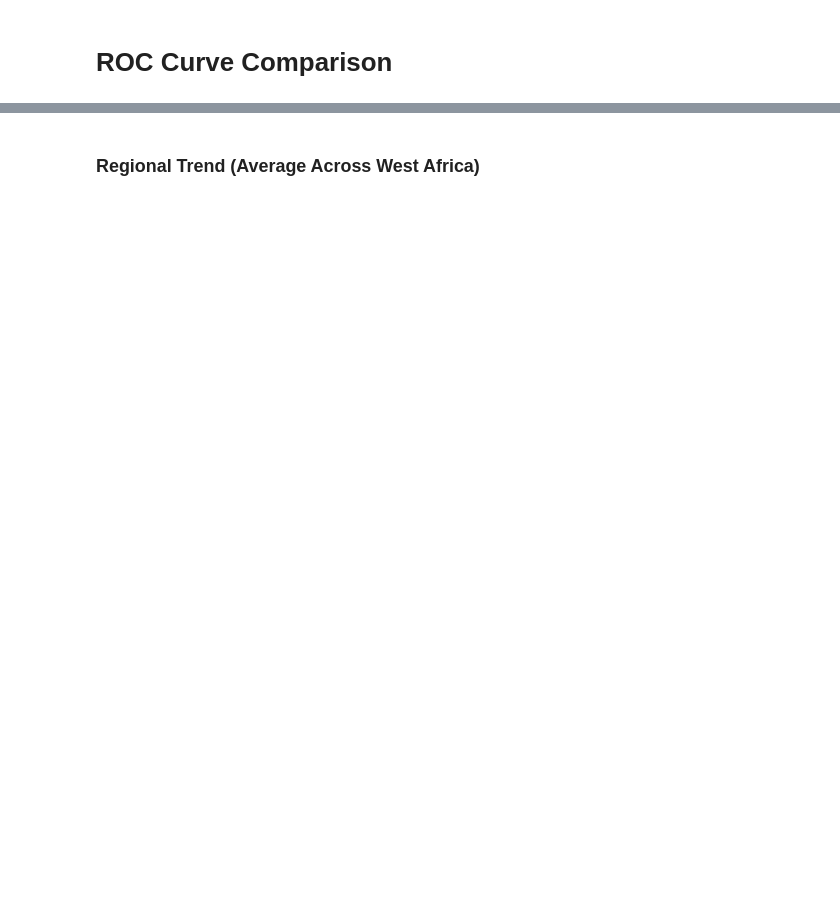
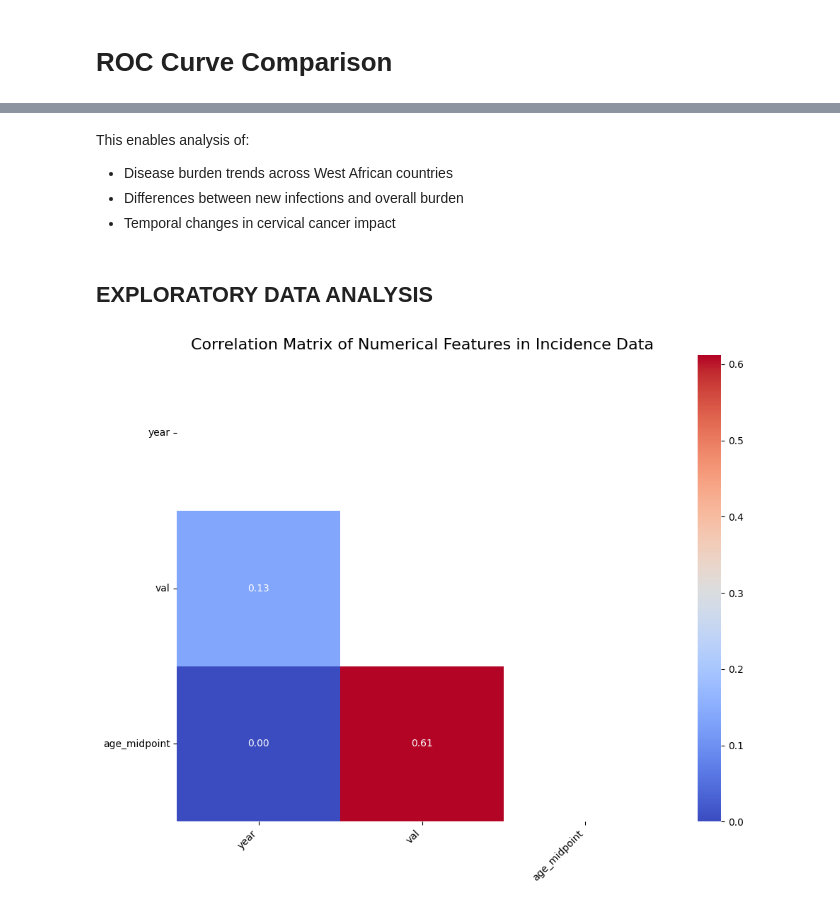
Before and after one commit to opeoluwa22/Lifestyle-Based-Cervical-Cancer-Risk-Prediction-, a Jupyter notebook: CERVICAL_CANCER_PREDICTION.ipynb, the cells around one changed output, grey strips where cells are left out. Drawn from its saved outputs; the diff is of its cells as text; code cells hidden in the pictures; blank space fills up the shorter version.

```diff
--- a/CERVICAL_CANCER_PREDICTION.ipynb
+++ b/CERVICAL_CANCER_PREDICTION.ipynb
@@ -637,5 +735,5 @@ plt.show()
 # %%
-df_incidence = 'https://github.com/opeoluwa22/Lifestyle-Based-Cervical-Cancer-Risk-Prediction-/edit/main/data/IHME-GBD_2023_DATA-a243a57e.csv'
+df_incidence = 'https://raw.githubusercontent.com/opeoluwa22/Lifestyle-Based-Cervical-Cancer-Risk-Prediction-/refs/heads/main/data/IHME-GBD_2023_DATA-a243a57e.csv'
 incidence = pd.read_csv(df_incidence)
-#df_prevalence = 'https://raw.githubusercontent.com/opeoluwa22/Lifestyle-Based-Cervical-Cancer-Risk-Prediction-/refs/heads/main/data/IHME-GBD_2023_DATA-ee7a3b09.csv'
-#prevalence = pd.read_csv(df_prevalence)
+df_prevalence = 'https://raw.githubusercontent.com/opeoluwa22/Lifestyle-Based-Cervical-Cancer-Risk-Prediction-/refs/heads/main/data/IHME-GBD_2023_DATA-ee7a3b09.csv'
+prevalence = pd.read_csv(df_prevalence)
@@ -650,2 +776,43 @@ prevalence.info()
-# %% [markdown]
-### Regional Trend (Average Across West Africa)
+# %% [markdown]
+This enables analysis of:
+
+*  Disease burden trends across West African countries
+*   Differences between new infections and overall burden
+*   Temporal changes in cervical cancer impact
+# %% [markdown]
+## **EXPLORATORY DATA ANALYSIS**
+# %%
+age_midpoints = {
+        '15-49 years': 32.0,
+        '50-69 years': 59.5,
+        '70+ years': 75.0
+    }
+# %%
+def plot_incidence_correlation_matrix(incidence_df, filename='incidence_correlation_heatmap.png'):
+    # Map age_name to numerical midpoints for correlation analysis
+
+    incidence_df['age_midpoint'] = incidence_df['age_name'].map(age_midpoints)
+
+    numerical_incidence_data = incidence_df[['year', 'val', 'age_midpoint']]
+    correlation_matrix_incidence = numerical_incidence_data.corr()
+
+    # Mask upper triangle
+    mask = np.triu(np.ones_like(correlation_matrix_incidence, dtype=bool))
+
+    plt.figure(figsize=(10, 8))
+    sns.heatmap(correlation_matrix_incidence,
+                mask=mask,
+                annot=True,
+                cmap='coolwarm',
+                fmt=".2f")
+
+    plt.title('Correlation Matrix of Numerical Features in Incidence Data', fontsize=16)
+    plt.xticks(rotation=45, ha='right')
+    plt.yticks(rotation=0)
+    plt.tight_layout()
+    plt.savefig(filename)
+    plt.show()
+
+plot_incidence_correlation_matrix(incidence)
+# %% [output]
+[figure, added]
```
Also changed, not shown: parts of 39 cells of this notebook.
